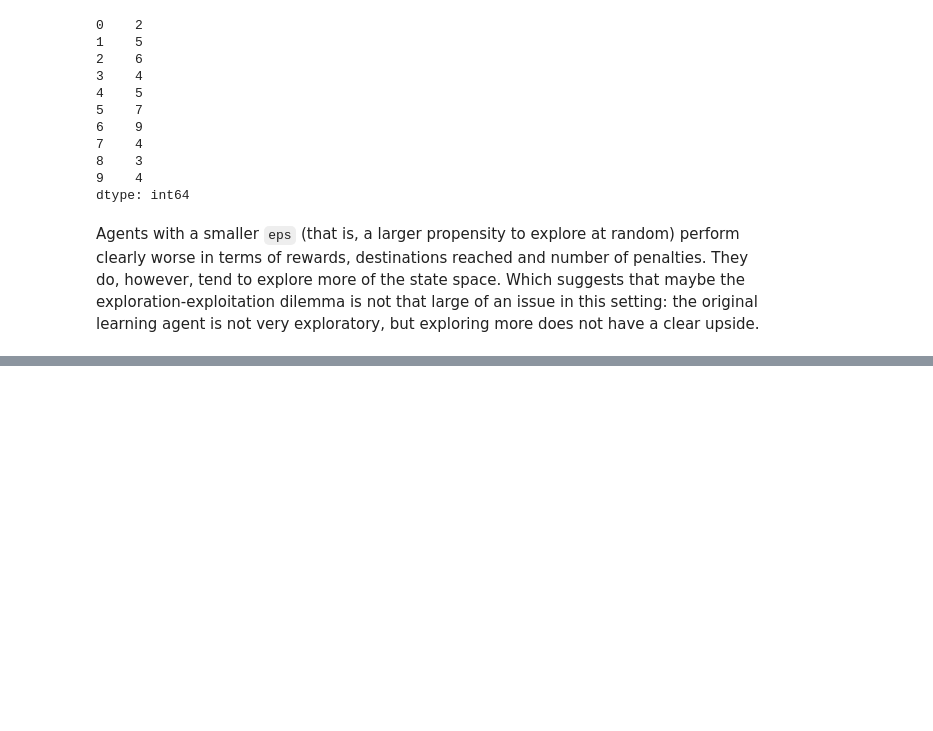
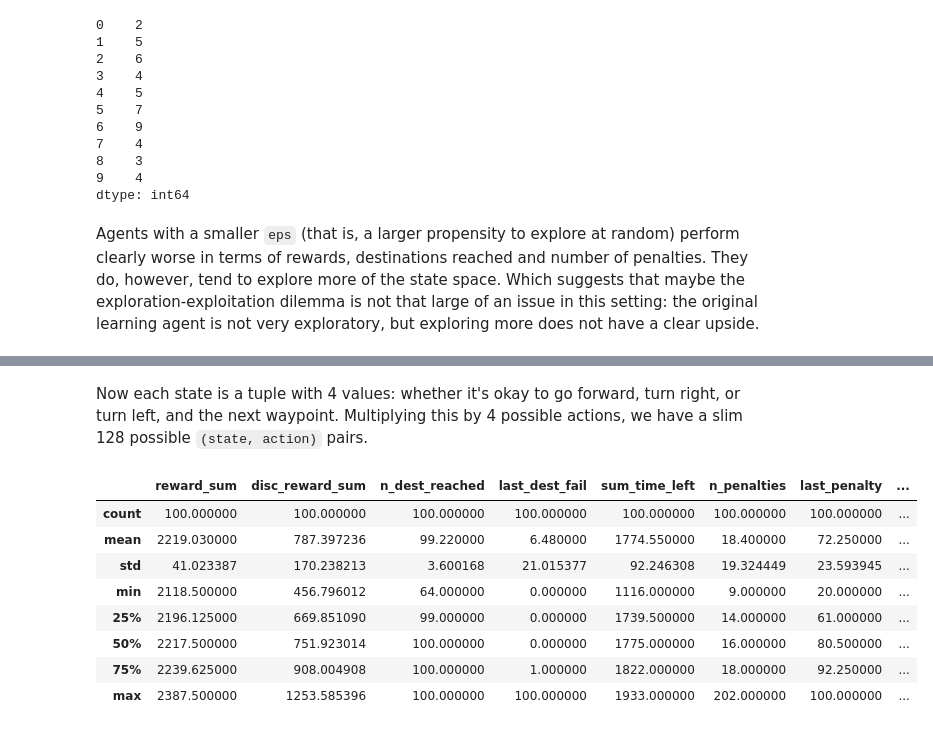
Before and after one commit to lmurtinho/mlend_ps4_smartcab, a Jupyter notebook: project_report.ipynb, the cells around one changed output, grey strips where cells are left out. Saved outputs shown, nothing was run; the diff lists cells and outputs as text; code cells hidden in the pictures; blank space fills up the shorter version.

```diff
--- a/project_report.ipynb
+++ b/project_report.ipynb
@@ -593,0 +632,15 @@ Agents with a smaller `eps` (that is, a larger propensity to explore at random)
+# %% [markdown]
+Now each state is a tuple with 4 values: whether it's okay to go forward, turn right, or turn left, and the next waypoint. Multiplying this by 4 possible actions, we have a slim 128 possible `(state, action)` pairs.
+# %%
+df_final = pd.DataFrame.from_csv("final_agent_results.csv")
+df_final.describe()
+# %% [output]
+|  | reward_sum | disc_reward_sum | n_dest_reached | last_dest_fail | sum_time_left | n_penalties | last_penalty | ... |
+| count | 100.000000 | 100.000000 | 100.000000 | 100.000000 | 100.000000 | 100.000000 | 100.000000 | ... |
+| mean | 2219.030000 | 787.397236 | 99.220000 | 6.480000 | 1774.550000 | 18.400000 | 72.250000 | ... |
+| std | 41.023387 | 170.238213 | 3.600168 | 21.015377 | 92.246308 | 19.324449 | 23.593945 | ... |
+| min | 2118.500000 | 456.796012 | 64.000000 | 0.000000 | 1116.000000 | 9.000000 | 20.000000 | ... |
+| 25% | 2196.125000 | 669.851090 | 99.000000 | 0.000000 | 1739.500000 | 14.000000 | 61.000000 | ... |
+| 50% | 2217.500000 | 751.923014 | 100.000000 | 0.000000 | 1775.000000 | 16.000000 | 80.500000 | ... |
+| 75% | 2239.625000 | 908.004908 | 100.000000 | 1.000000 | 1822.000000 | 18.000000 | 92.250000 | ... |
+| max | 2387.500000 | 1253.585396 | 100.000000 | 100.000000 | 1933.000000 | 202.000000 | 100.000000 | ... |
```
Also changed, not shown: parts of 9 cells of this notebook, 2 other files.
